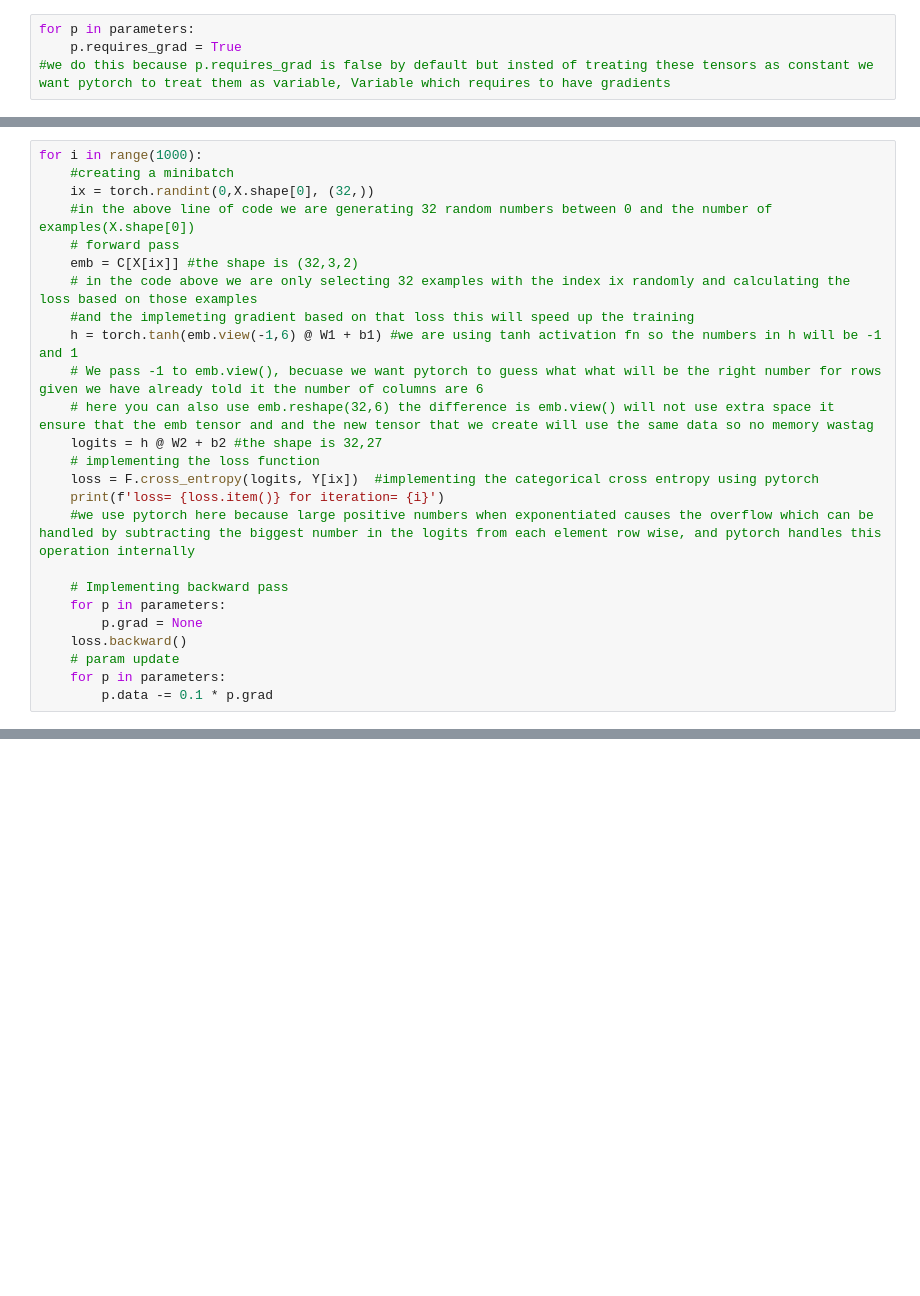
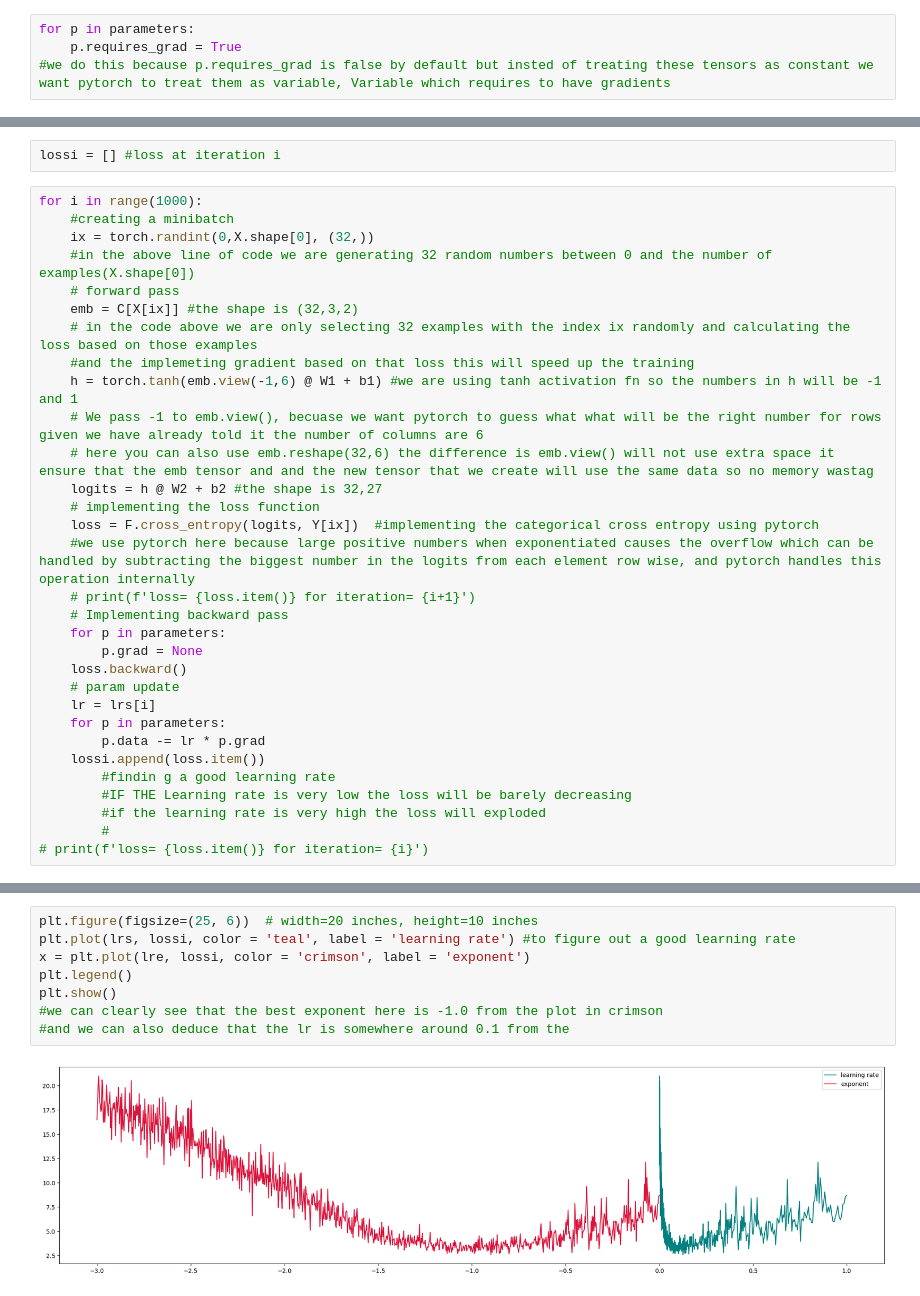
Before and after one commit to SWARITSHUKLA/neural-probabilistic-language-model, a Jupyter notebook: model.ipynb, the cells around one changed output, grey strips where cells are left out. Cells and saved outputs as stored; diff of their text form; blank space fills up the shorter version.

```diff
--- a/model.ipynb
+++ b/model.ipynb
@@ -60,3 +72,5 @@ for p in parameters:
+# %%
+lossi = [] #loss at iteration i
 # %%
 for i in range(1000):
     #creating a minibatch
@@ -72,13 +86,19 @@ for i in range(1000):
     logits = h @ W2 + b2 #the shape is 32,27
     # implementing the loss function
     loss = F.cross_entropy(logits, Y[ix])  #implementing the categorical cross entropy using pytorch
-    print(f'loss= {loss.item()} for iteration= {i}')
     #we use pytorch here because large positive numbers when exponentiated causes the overflow which can be handled by subtracting the biggest number in the logits from each element row wise, and pytorch handles this operation internally
-
+    # print(f'loss= {loss.item()} for iteration= {i+1}')
     # Implementing backward pass
     for p in parameters:
         p.grad = None
     loss.backward()
     # param update
+    lr = lrs[i]
     for p in parameters:
-        p.data -= 0.1 * p.grad
+        p.data -= lr * p.grad
+    lossi.append(loss.item())
+        #findin g a good learning rate
+        #IF THE Learning rate is very low the loss will be barely decreasing
+        #if the learning rate is very high the loss will exploded
+        #
+# print(f'loss= {loss.item()} for iteration= {i}')
@@ -102,0 +105,10 @@ loss= 2.768340587615967 for iteration= 999
+# %%
+plt.figure(figsize=(25, 6))  # width=20 inches, height=10 inches
+plt.plot(lrs, lossi, color = 'teal', label = 'learning rate') #to figure out a good learning rate
+x = plt.plot(lre, lossi, color = 'crimson', label = 'exponent')
+plt.legend()
+plt.show()
+#we can clearly see that the best exponent here is -1.0 from the plot in crimson
+#and we can also deduce that the lr is somewhere around 0.1 from the
+# %% [output]
+[figure, added]
```
Also changed, not shown: parts of 3 cells of this notebook.
